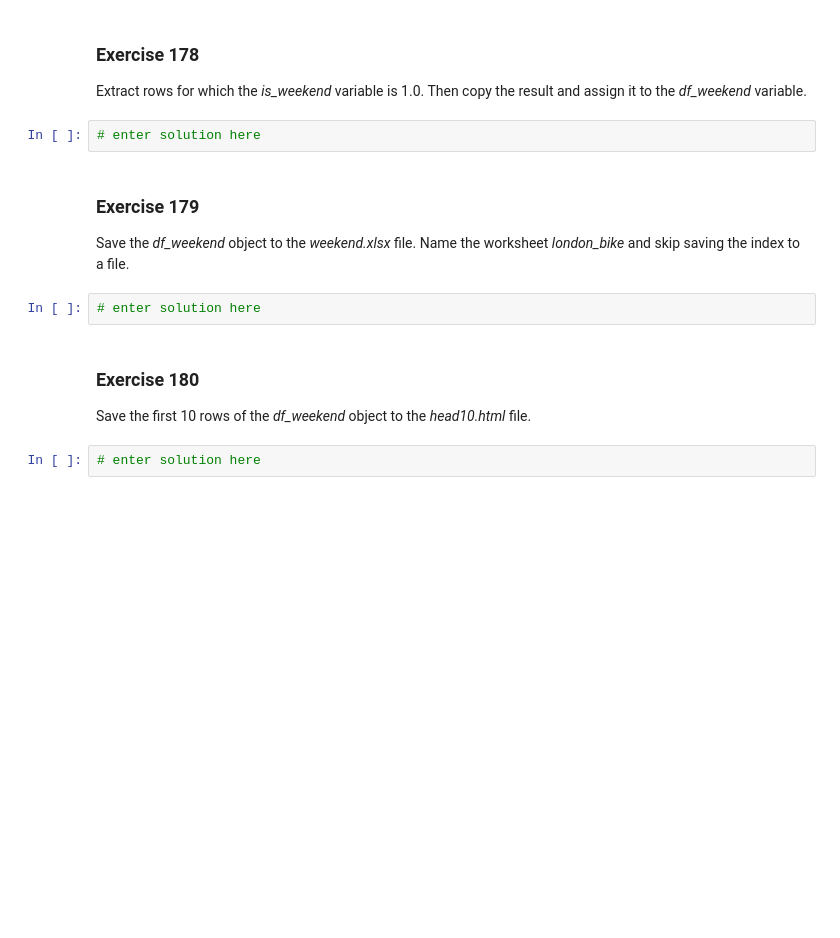
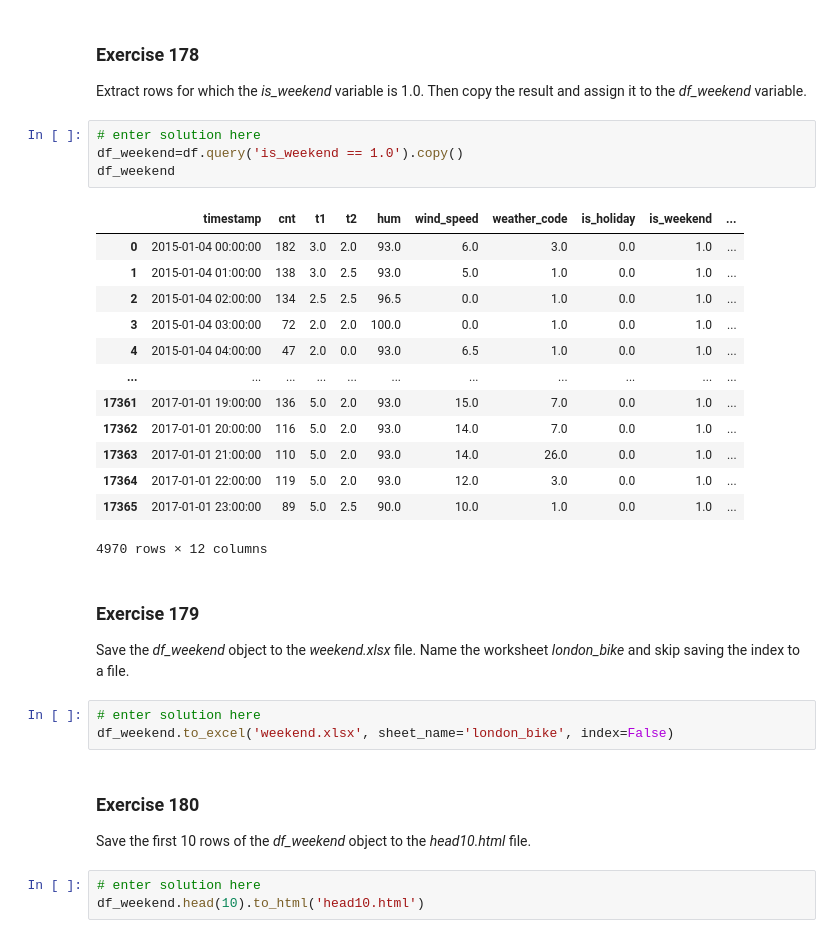
Before and after one commit to Olamyyde/test-colab, a Jupyter notebook: 171_180_exercises.ipynb, the cells around one changed output. Cells and saved outputs as stored; diff of their text form; blank space fills up the shorter version.

```diff
--- a/171_180_exercises.ipynb
+++ b/171_180_exercises.ipynb
@@ -285,13 +285,31 @@ df.query("wind_speed < 10.0 and hum > 90.0")
 Extract rows for which the _is_weekend_ variable is 1.0. Then copy the result and assign it to the _df_weekend_ variable.
 # %%
 # enter solution here
+df_weekend=df.query('is_weekend == 1.0').copy()
+df_weekend
+# %% [output]
+|  | timestamp | cnt | t1 | t2 | hum | wind_speed | weather_code | is_holiday | is_weekend | ... |
+| 0 | 2015-01-04 00:00:00 | 182 | 3.0 | 2.0 | 93.0 | 6.0 | 3.0 | 0.0 | 1.0 | ... |
+| 1 | 2015-01-04 01:00:00 | 138 | 3.0 | 2.5 | 93.0 | 5.0 | 1.0 | 0.0 | 1.0 | ... |
+| 2 | 2015-01-04 02:00:00 | 134 | 2.5 | 2.5 | 96.5 | 0.0 | 1.0 | 0.0 | 1.0 | ... |
+| 3 | 2015-01-04 03:00:00 | 72 | 2.0 | 2.0 | 100.0 | 0.0 | 1.0 | 0.0 | 1.0 | ... |
+| 4 | 2015-01-04 04:00:00 | 47 | 2.0 | 0.0 | 93.0 | 6.5 | 1.0 | 0.0 | 1.0 | ... |
+| ... | ... | ... | ... | ... | ... | ... | ... | ... | ... | ... |
+| 17361 | 2017-01-01 19:00:00 | 136 | 5.0 | 2.0 | 93.0 | 15.0 | 7.0 | 0.0 | 1.0 | ... |
+| 17362 | 2017-01-01 20:00:00 | 116 | 5.0 | 2.0 | 93.0 | 14.0 | 7.0 | 0.0 | 1.0 | ... |
+| 17363 | 2017-01-01 21:00:00 | 110 | 5.0 | 2.0 | 93.0 | 14.0 | 26.0 | 0.0 | 1.0 | ... |
+| 17364 | 2017-01-01 22:00:00 | 119 | 5.0 | 2.0 | 93.0 | 12.0 | 3.0 | 0.0 | 1.0 | ... |
+| 17365 | 2017-01-01 23:00:00 | 89 | 5.0 | 2.5 | 90.0 | 10.0 | 1.0 | 0.0 | 1.0 | ... |
+4970 rows × 12 columns
 # %% [markdown]
 ### <a name='9'></a> Exercise 179
 Save the _df_weekend_ object to the _weekend.xlsx_ file. Name the worksheet _london_bike_ and skip saving the index to a file.
 # %%
 # enter solution here
+df_weekend.to_excel('weekend.xlsx', sheet_name='london_bike', index=False)
 # %% [markdown]
 ### <a name='10'></a> Exercise 180
 Save the first 10 rows of the _df_weekend_ object to the _head10.html_ file.
 # %%
 # enter solution here
+df_weekend.head(10).to_html('head10.html')
```
